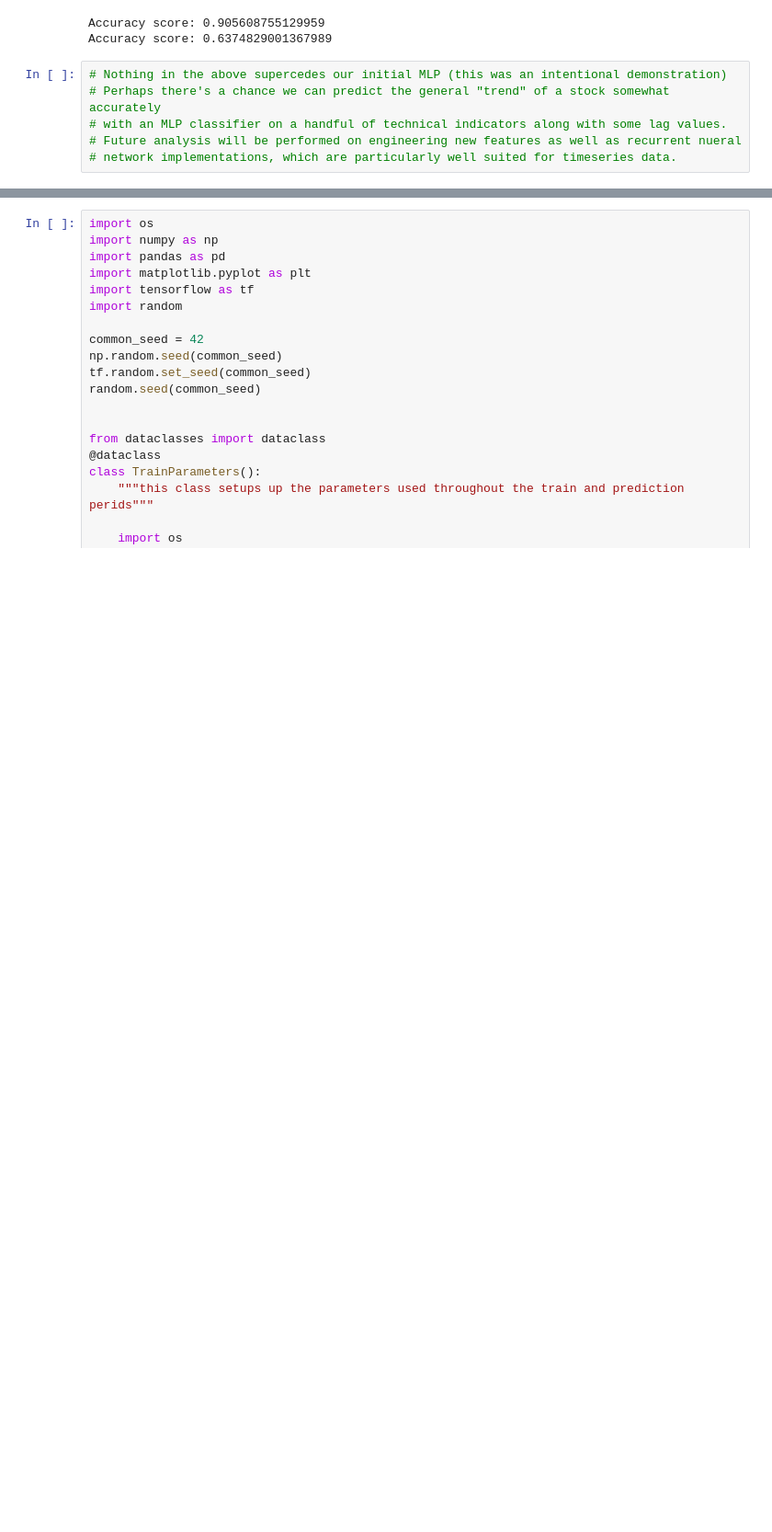
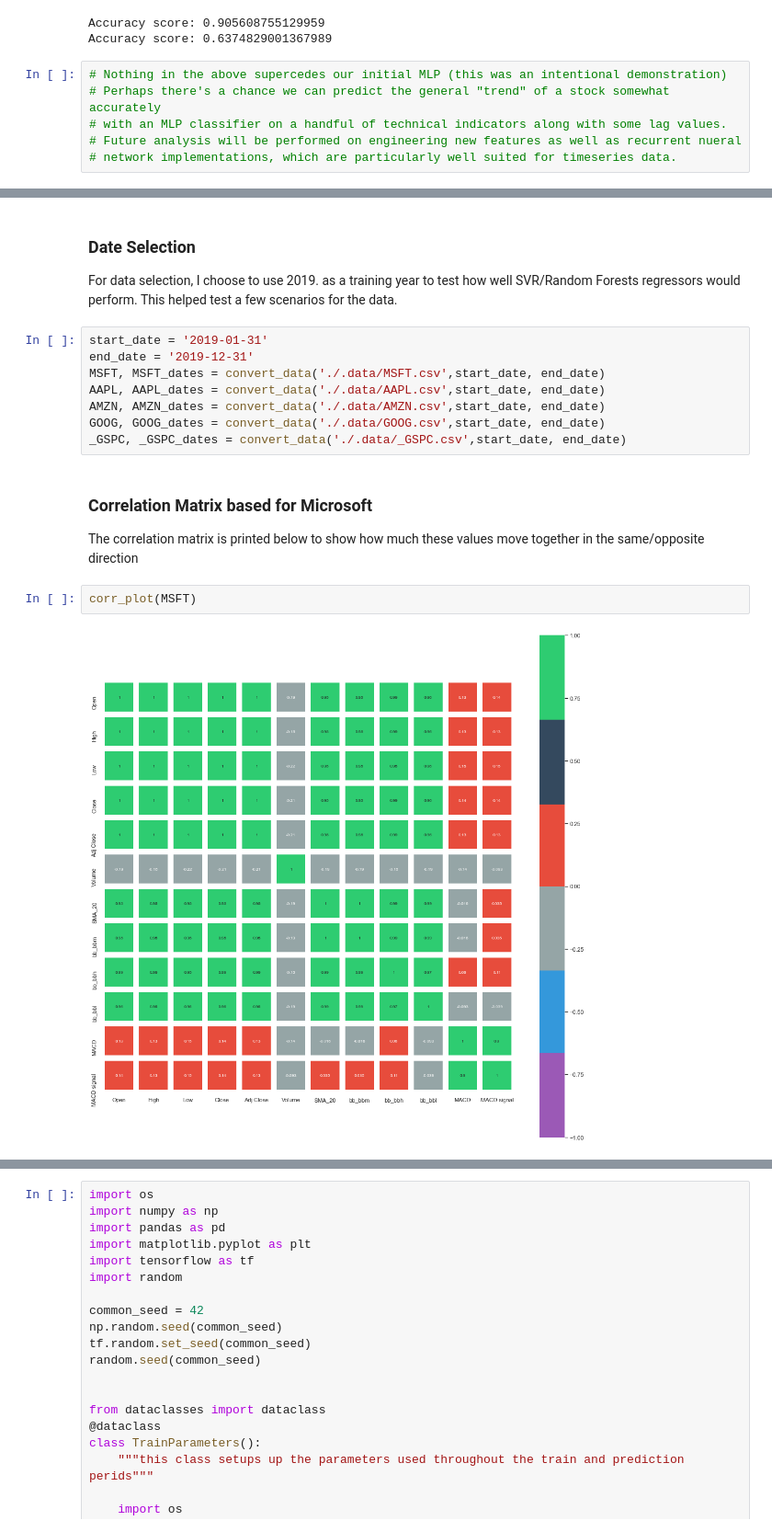
Before and after one commit to tedsmoore/njit-ml-project-spring-2020, a Jupyter notebook: notebooks/a-all.ipynb, the cells around one changed output, grey strips where cells are left out. Shown at 92% size. Cells and saved outputs as stored; diff of their text form; blank space fills up the shorter version.

```diff
--- a/notebooks/a-all.ipynb
+++ b/notebooks/a-all.ipynb
@@ -1193,0 +1609,20 @@ Accuracy score: 0.6374829001367989
+# %% [markdown]
+### Date Selection
+
+For data selection, I choose to use 2019. as a training year to test how well SVR/Random Forests regressors would perform. This helped test a few scenarios for the data.
+# %%
+start_date = '2019-01-31'
+end_date = '2019-12-31'
+MSFT, MSFT_dates = convert_data('./.data/MSFT.csv',start_date, end_date)
+AAPL, AAPL_dates = convert_data('./.data/AAPL.csv',start_date, end_date)
+AMZN, AMZN_dates = convert_data('./.data/AMZN.csv',start_date, end_date)
+GOOG, GOOG_dates = convert_data('./.data/GOOG.csv',start_date, end_date)
+_GSPC, _GSPC_dates = convert_data('./.data/_GSPC.csv',start_date, end_date)
+# %% [markdown]
+### Correlation Matrix based for Microsoft
+
+The correlation matrix is printed below to show how much these values move together in the same/opposite direction
+# %%
+corr_plot(MSFT)
+# %% [output]
+[figure, added]
```
Also changed, not shown: parts of 54 cells of this notebook.
